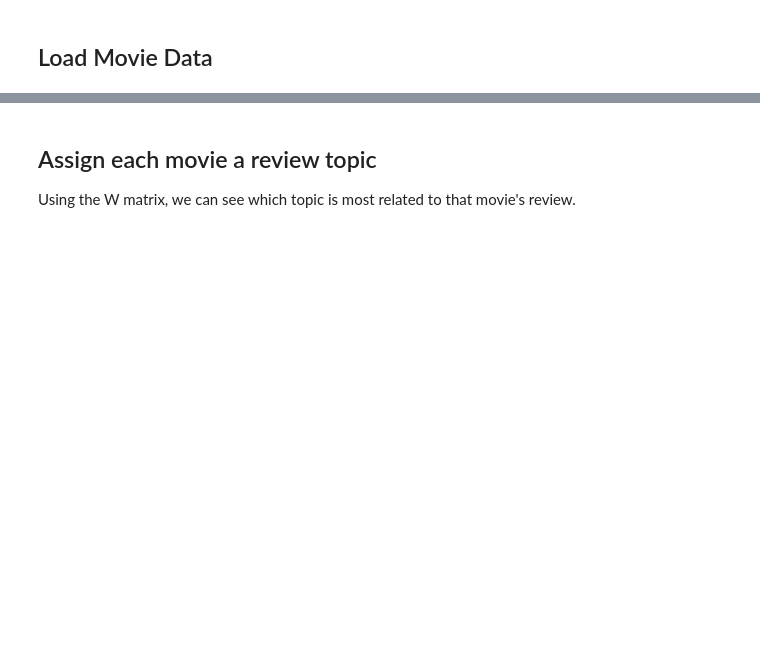
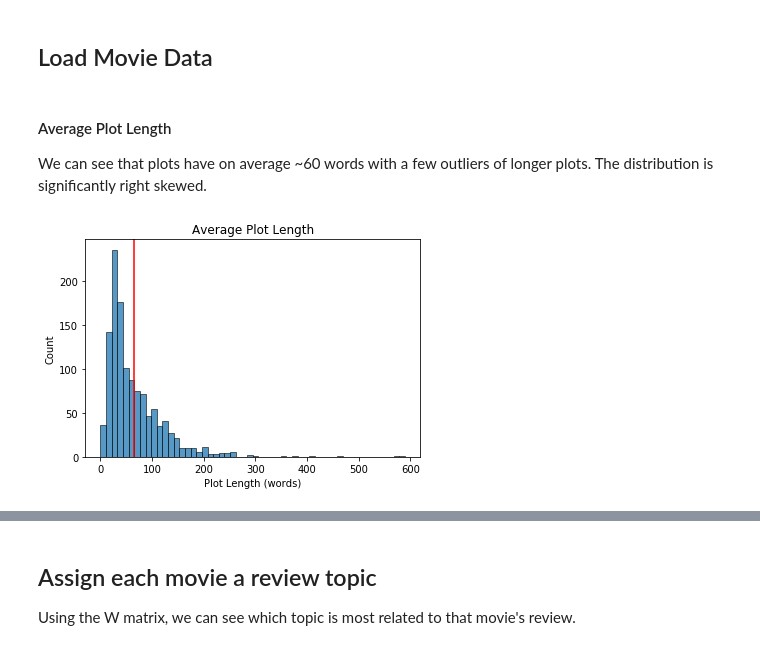
Before and after one commit to kendalldyke14/NYTCriticsChoicePrediction, a Jupyter notebook: TopicModelingExplorationNMF.ipynb, the cells around one changed output, grey strips where cells are left out. Drawn from its saved outputs; the diff is of its cells as text; code cells hidden in the pictures; blank space fills up the shorter version.

Commit message:
Adding visualization for NMF topic modeling

```diff
--- a/TopicModelingExplorationNMF.ipynb
+++ b/TopicModelingExplorationNMF.ipynb
@@ -196,3 +200,15 @@ def trainNMF(tfidf, n_components):
 # %%
 movie_data = pd.read_csv("data/joined_df.csv")
 movie_data.Plot = movie_data.Plot.fillna(value="")
+# %% [markdown]
+#### Average Plot Length
+We can see that plots have on average ~60 words with a few outliers of longer plots. The distribution is significantly right skewed.
+# %%
+plot_length = movie_data["Plot"].apply(lambda x: len(x.split()))
+sns.histplot(plot_length)
+plt.axvline(x=plot_length.mean(),
+            color='red');
+plt.xlabel("Plot Length (words)")
+plt.title("Average Plot Length");
+# %% [output]
+[figure, added]
```
Also changed, not shown: parts of 12 cells of this notebook.
